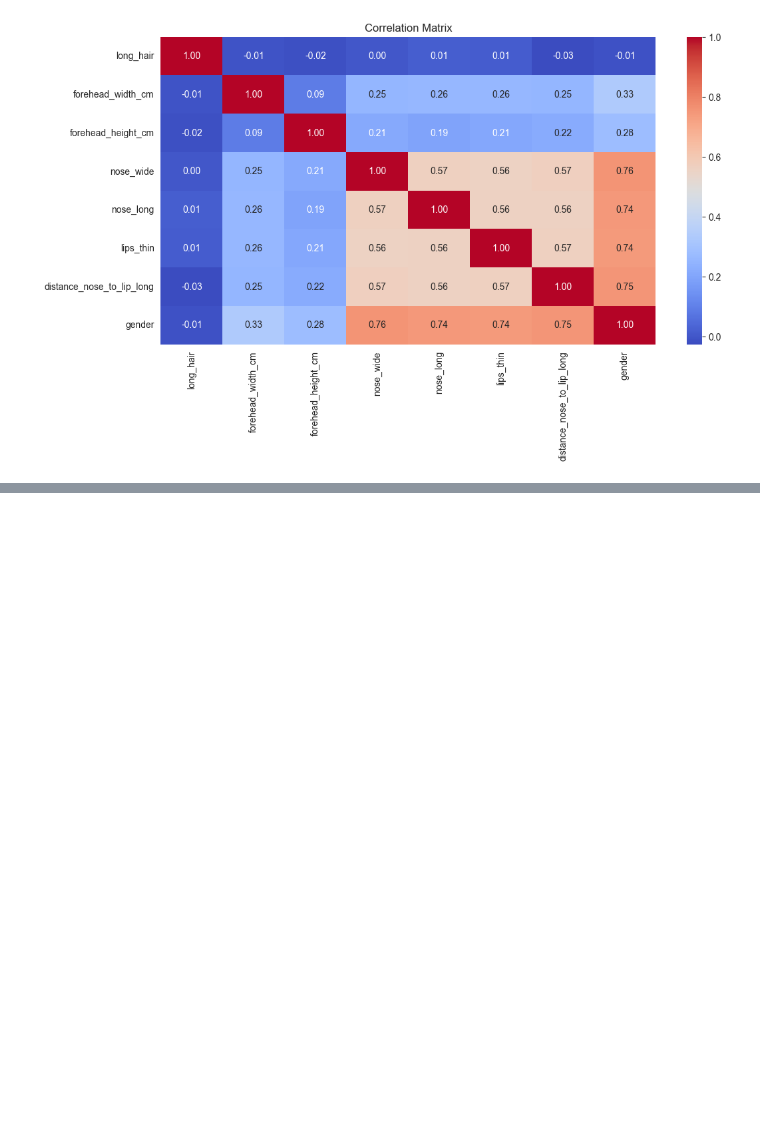
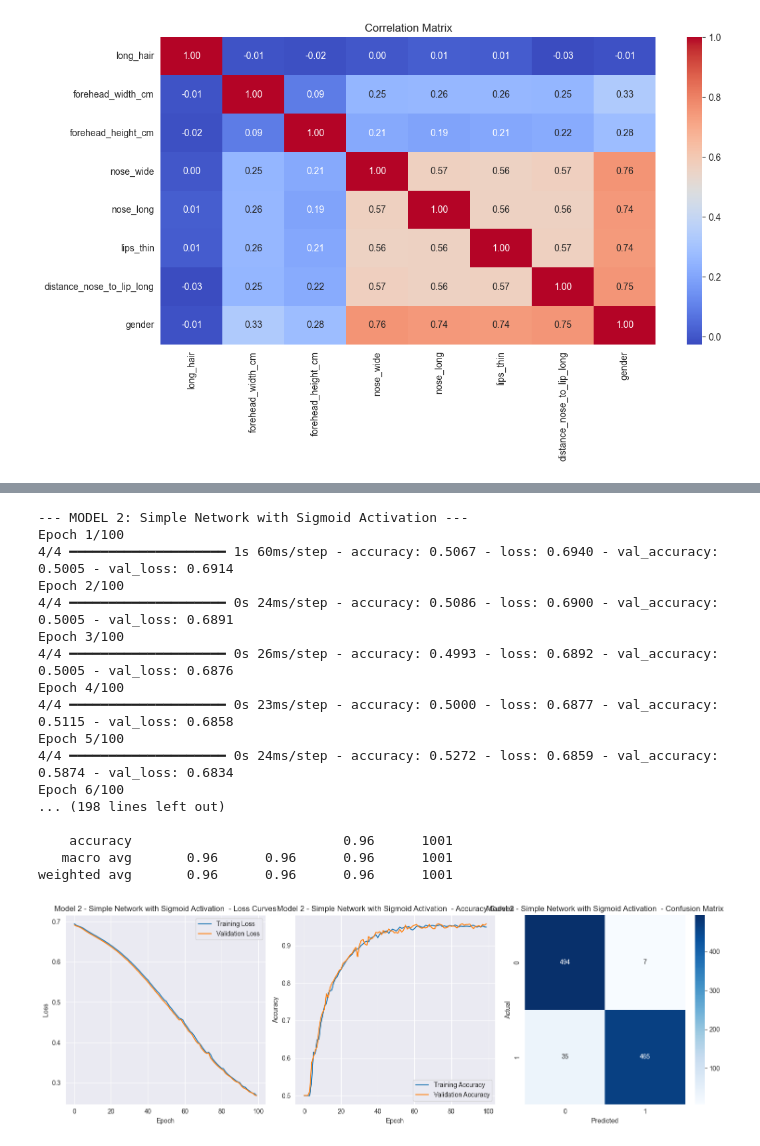
Before and after one commit to ivan-22-3-5/ML_6th_sem, a Jupyter notebook: lab4/lab4.ipynb, the cells around one changed output, grey strips where cells are left out. Drawn from its saved outputs; the diff is of its cells as text; code cells hidden in the pictures; blank space fills up the shorter version.

```diff
--- a/lab4/lab4.ipynb
+++ b/lab4/lab4.ipynb
@@ -164,0 +165,29 @@ weighted avg       0.95      0.95      0.95      1001
+# %%
+print("\n\n--- MODEL 2: Simple Network with Sigmoid Activation ---")
+model2, history2 = train_model(
+    neurons=[5],
+    epochs=100,
+    batch_size=1000,
+    learning_rate=0.1,
+    activation='sigmoid'
+)
+evaluate_model(model2, history2, "Model 2 - Simple Network with Sigmoid Activation ")
+# %% [output]
+--- MODEL 2: Simple Network with Sigmoid Activation ---
+Epoch 1/100
+4/4 ━━━━━━━━━━━━━━━━━━━━ 1s 60ms/step - accuracy: 0.5067 - loss: 0.6940 - val_accuracy: 0.5005 - val_loss: 0.6914
+Epoch 2/100
+4/4 ━━━━━━━━━━━━━━━━━━━━ 0s 24ms/step - accuracy: 0.5086 - loss: 0.6900 - val_accuracy: 0.5005 - val_loss: 0.6891
+Epoch 3/100
+4/4 ━━━━━━━━━━━━━━━━━━━━ 0s 26ms/step - accuracy: 0.4993 - loss: 0.6892 - val_accuracy: 0.5005 - val_loss: 0.6876
+Epoch 4/100
+4/4 ━━━━━━━━━━━━━━━━━━━━ 0s 23ms/step - accuracy: 0.5000 - loss: 0.6877 - val_accuracy: 0.5115 - val_loss: 0.6858
+Epoch 5/100
+4/4 ━━━━━━━━━━━━━━━━━━━━ 0s 24ms/step - accuracy: 0.5272 - loss: 0.6859 - val_accuracy: 0.5874 - val_loss: 0.6834
+Epoch 6/100
+... (198 lines left out)
+
+    accuracy                           0.96      1001
+   macro avg       0.96      0.96      0.96      1001
+weighted avg       0.96      0.96      0.96      1001
+[figure, added]
```
Also changed, not shown: parts of 10 cells of this notebook.
